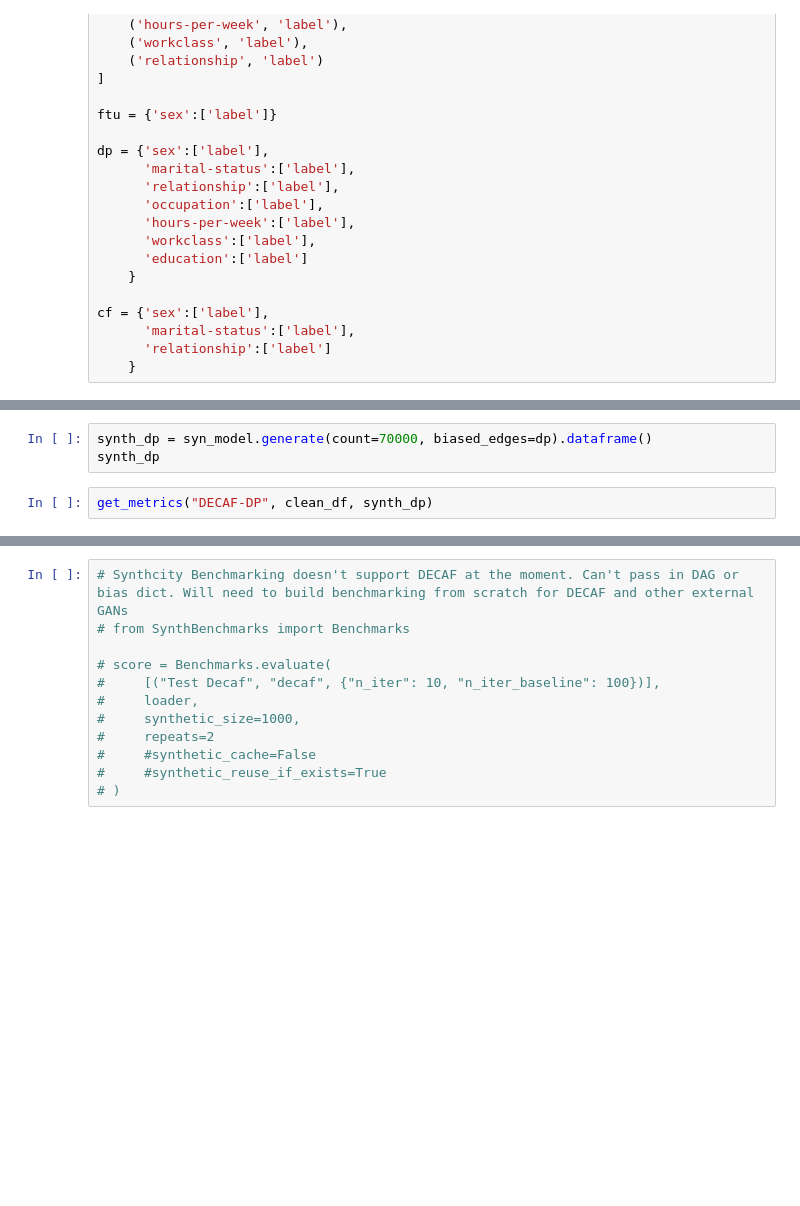
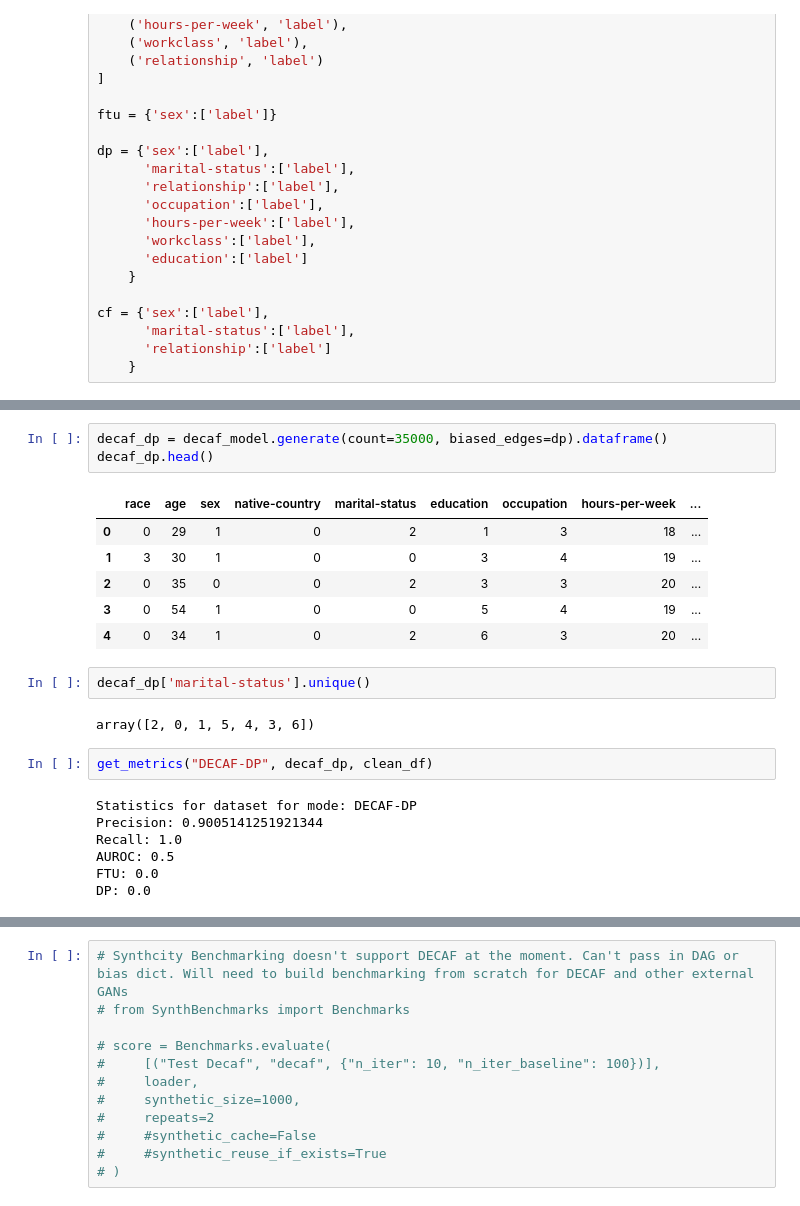
Before and after one commit to humayraR/fact-ai_Repl, a Jupyter notebook: SynthDECAF.ipynb, the cells around one changed output, grey strips where cells are left out. Saved outputs shown, nothing was run; the diff lists cells and outputs as text; blank space fills up the shorter version.

```diff
--- a/SynthDECAF.ipynb
+++ b/SynthDECAF.ipynb
@@ -102,6 +195,24 @@ get_metrics("DECAF-FTU", clean_df, synth_ftu)
 # %%
-synth_dp = syn_model.generate(count=70000, biased_edges=dp).dataframe()
-synth_dp
+decaf_dp = decaf_model.generate(count=35000, biased_edges=dp).dataframe()
+decaf_dp.head()
+# %% [output]
+|  | race | age | sex | native-country | marital-status | education | occupation | hours-per-week | ... |
+| 0 | 0 | 29 | 1 | 0 | 2 | 1 | 3 | 18 | ... |
+| 1 | 3 | 30 | 1 | 0 | 0 | 3 | 4 | 19 | ... |
+| 2 | 0 | 35 | 0 | 0 | 2 | 3 | 3 | 20 | ... |
+| 3 | 0 | 54 | 1 | 0 | 0 | 5 | 4 | 19 | ... |
+| 4 | 0 | 34 | 1 | 0 | 2 | 6 | 3 | 20 | ... |
+# %%
+decaf_dp['marital-status'].unique()
+# %% [output]
+array([2, 0, 1, 5, 4, 3, 6])
 # %%
-get_metrics("DECAF-DP", clean_df, synth_dp)
+get_metrics("DECAF-DP", decaf_dp, clean_df)
+# %% [output]
+Statistics for dataset for mode: DECAF-DP
+Precision: 0.9005141251921344
+Recall: 1.0
+AUROC: 0.5
+FTU: 0.0
+DP: 0.0
 # %%
```
Also changed, not shown: parts of 12 cells of this notebook, 5 other files.
